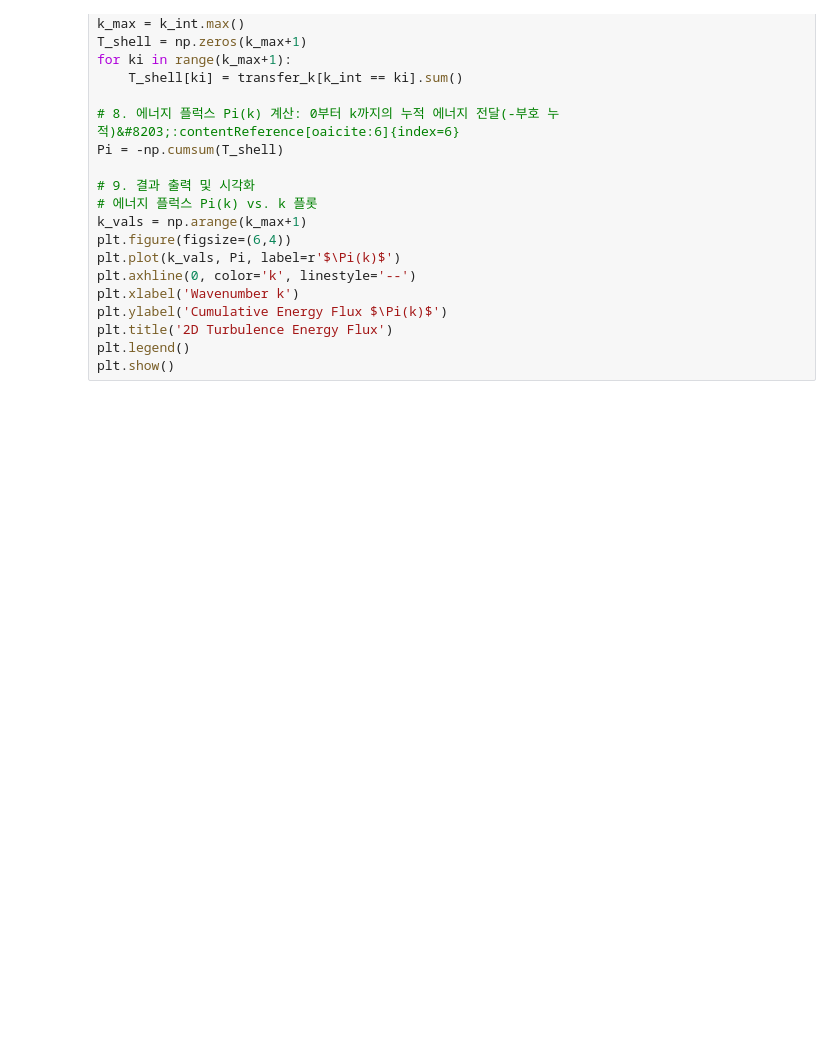
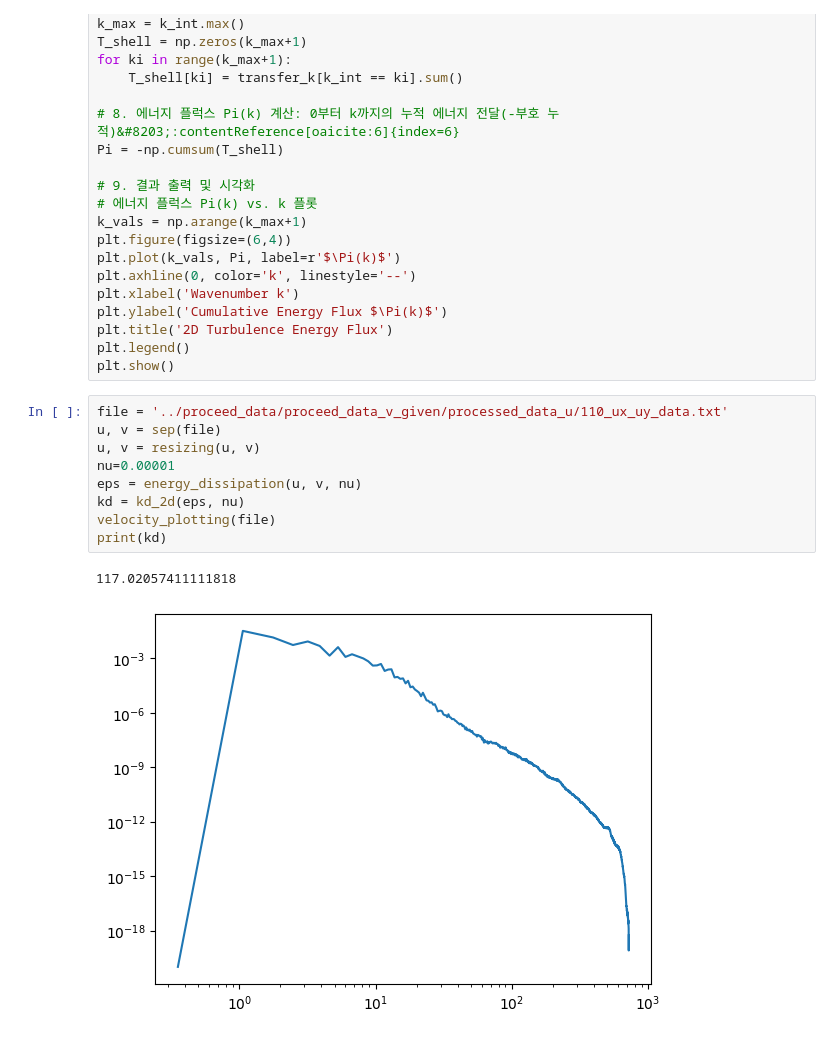
Before and after one commit to red1ithink/EnergySpectrum, a Jupyter notebook: code_test.ipynb, the cells around one changed output. Saved outputs shown, nothing was run; the diff lists cells and outputs as text; blank space fills up the shorter version.

```diff
--- a/code_test.ipynb
+++ b/code_test.ipynb
@@ -274,3 +277,15 @@ plt.ylabel('Cumulative Energy Flux $\Pi(k)$')
 plt.title('2D Turbulence Energy Flux')
 plt.legend()
 plt.show()
+# %%
+file = '../proceed_data/proceed_data_v_given/processed_data_u/110_ux_uy_data.txt'
+u, v = sep(file)
+u, v = resizing(u, v)
+nu=0.00001
+eps = energy_dissipation(u, v, nu)
+kd = kd_2d(eps, nu)
+velocity_plotting(file)
+print(kd)
+# %% [output]
+117.02057411111818
+[figure, added]
```
Also changed, not shown: parts of 6 cells of this notebook, 16 other files.
